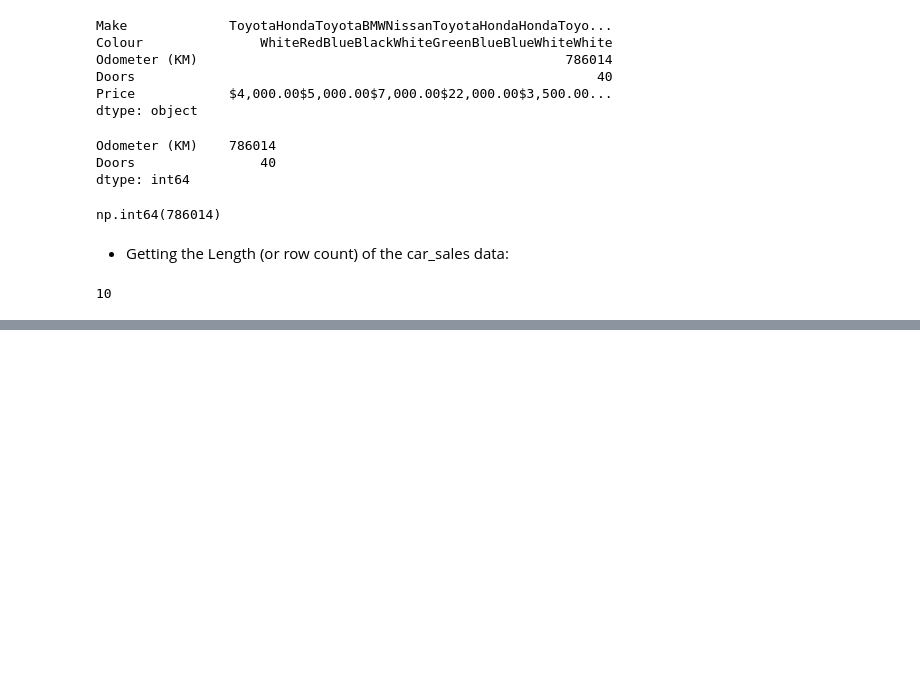
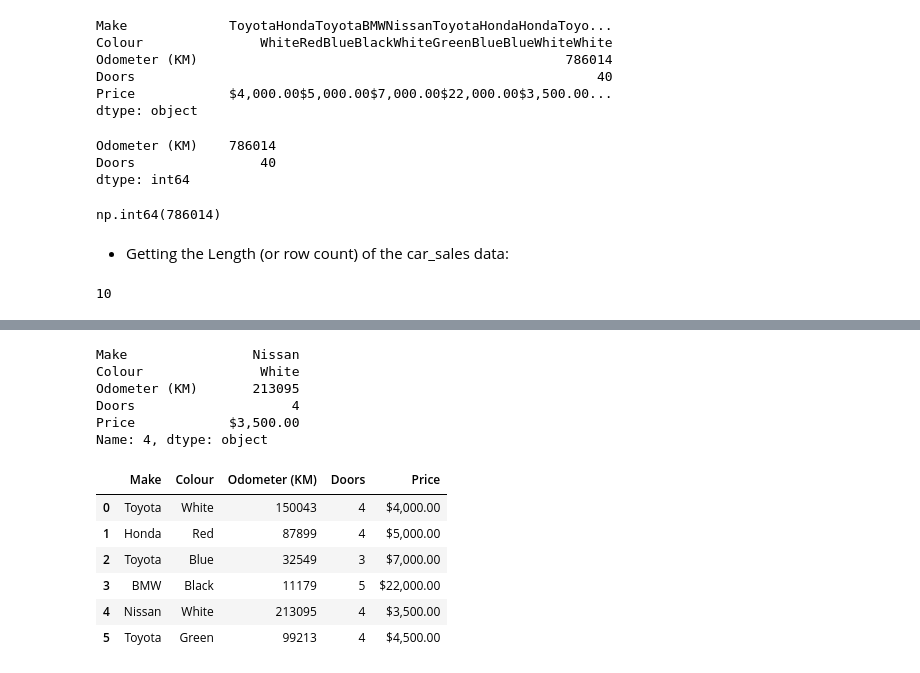
Before and after one commit to PokaYoke-Anootosh/poka_yoke_pyDojo, a Jupyter notebook: 02_Intro_to_PANDAS.ipynb, the cells around one changed output, grey strips where cells are left out. Drawn from its saved outputs; the diff is of its cells as text; code cells hidden in the pictures; blank space fills up the shorter version.

```diff
--- a/02_Intro_to_PANDAS.ipynb
+++ b/02_Intro_to_PANDAS.ipynb
@@ -192,0 +241,27 @@ len(car_sales)
+# %%
+#using the function .loc (for Index location):
+
+car_sales.loc[4]
+#.loc picks the row with index 4 (the 5th row) in the car-sales data
+# and returns it
+# %% [output]
+Make                Nissan
+Colour               White
+Odometer (KM)       213095
+Doors                    4
+Price            $3,500.00
+Name: 4, dtype: object
+# %%
+#but what if I changed the indexes (or index names) of each of the rows?
+
+My_Cars = car_sales.head(6)
+
+My_Cars
+# %% [output]
+|  | Make | Colour | Odometer (KM) | Doors | Price |
+| 0 | Toyota | White | 150043 | 4 | $4,000.00 |
+| 1 | Honda | Red | 87899 | 4 | $5,000.00 |
+| 2 | Toyota | Blue | 32549 | 3 | $7,000.00 |
+| 3 | BMW | Black | 11179 | 5 | $22,000.00 |
+| 4 | Nissan | White | 213095 | 4 | $3,500.00 |
+| 5 | Toyota | Green | 99213 | 4 | $4,500.00 |
```
Also changed, not shown: parts of 20 cells of this notebook, 2 other files.
